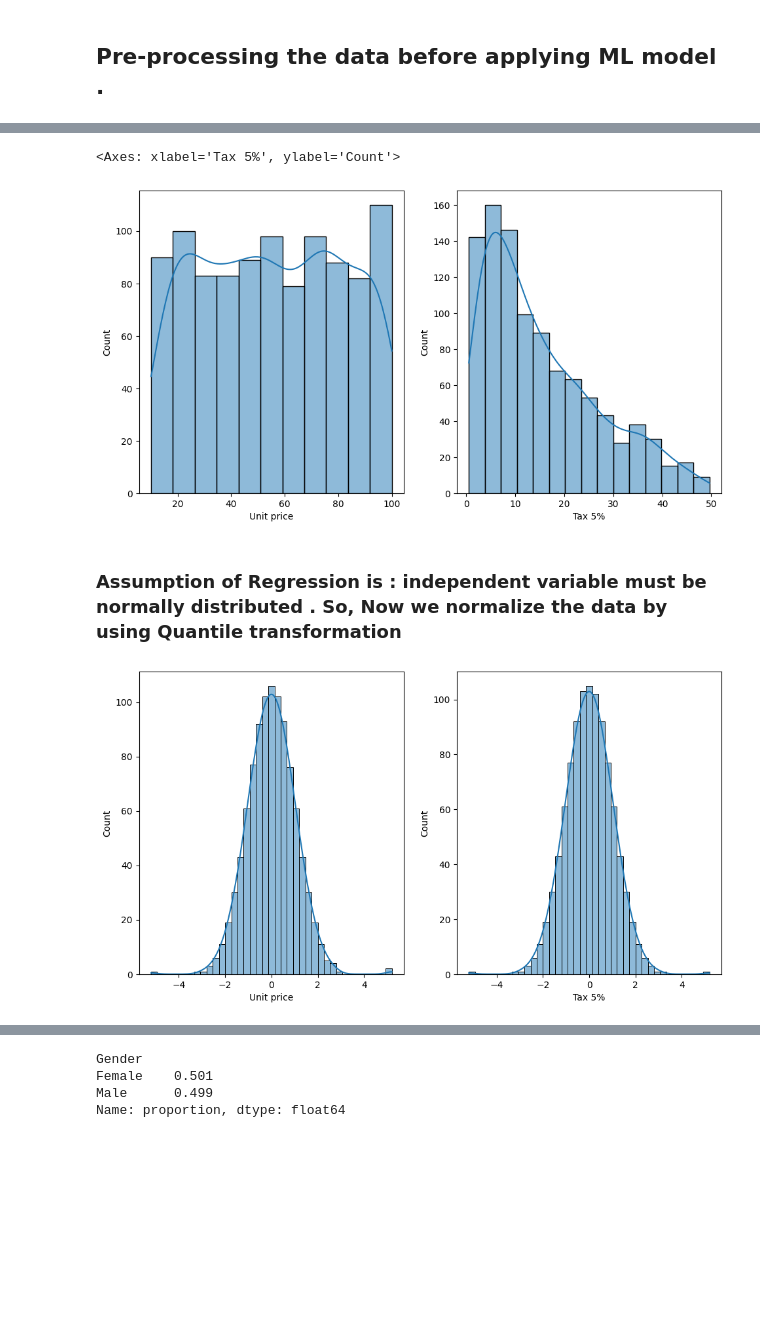
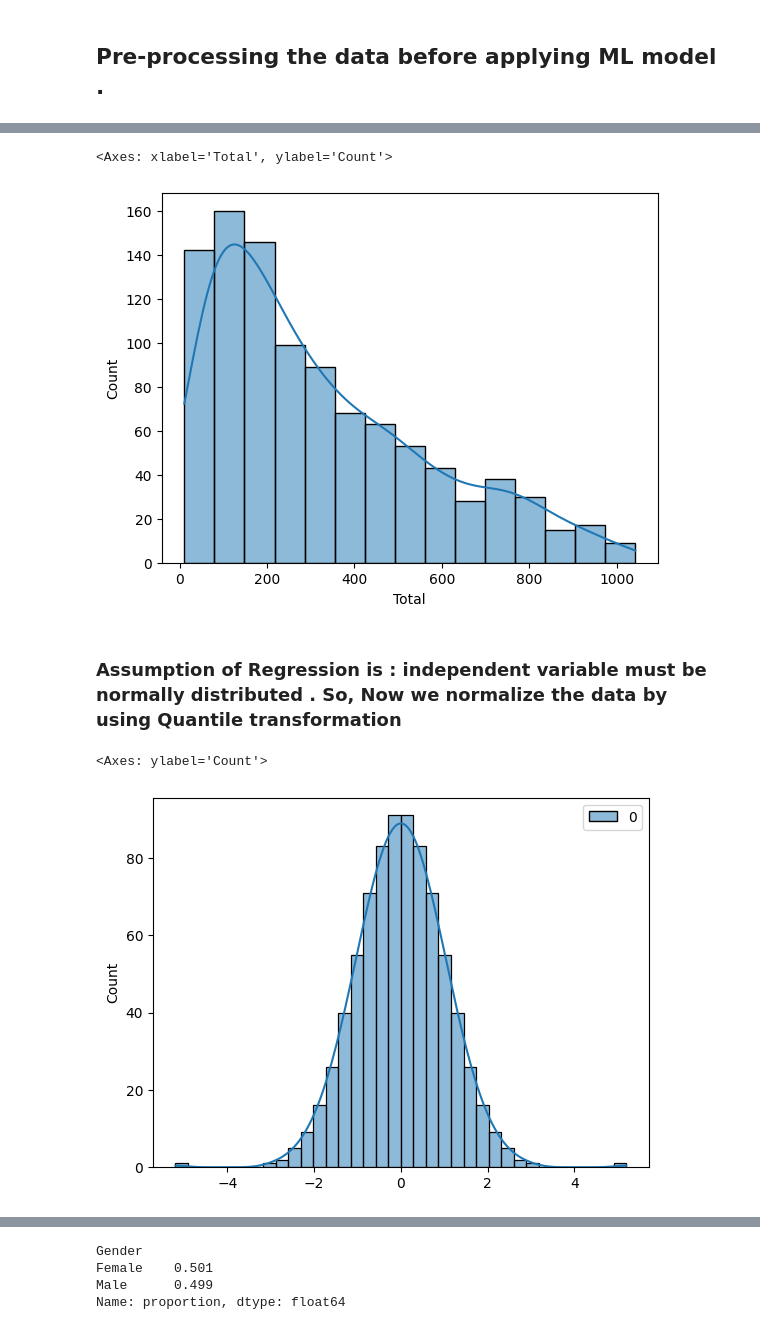
Before and after one commit to Maharun-nasa/ML_Project, a Jupyter notebook: ml_project.ipynb, the cells around one changed output, grey strips where cells are left out. Drawn from its saved outputs; the diff is of its cells as text; code cells hidden in the pictures; blank space fills up the shorter version.

```diff
--- a/ml_project.ipynb
+++ b/ml_project.ipynb
@@ -81,6 +81,6 @@ from sklearn.metrics import mean_squared_error, r2_score , mean_absolute_error
 # %% [markdown]
 ## Pre-processing the data before applying ML model .
 # %%
-df1 = df[['Unit price','Tax 5%','gross income']] # Assigning the selected columns to a new dataframe
+df1 = df[['Total','gross income']] # Assigning the selected columns to a new dataframe
 df1
 # %% [output]
@@ -107,10 +116,7 @@ dtype: int64
 # %%
 # checking the distributiopns of the data
-plt.figure(figsize=(24,6))
-plt.subplot(1,4,1)
-sns.histplot(df1['Unit price'],kde=True)
-plt.subplot(1,4,2)
-sns.histplot(df1['Tax 5%'],kde = True)
+
+sns.histplot( df1['Total'], kde = True)
 # %% [output]
-<Axes: xlabel='Tax 5%', ylabel='Count'>
+<Axes: xlabel='Total', ylabel='Count'>
-[figure, old version]
+[figure, new version]
@@ -117,19 +129,15 @@ sns.histplot(df1['Tax 5%'],kde = True)
 # %% [markdown]
 ### Assumption of Regression is : independent variable must be normally distributed . So, Now we normalize the data by using Quantile transformation
 # %%
-# normalizing the unit price & Tax column using quantile transformation
+# normalizing the Total column using quantile transformation
 from sklearn.preprocessing import QuantileTransformer
 
 qt = QuantileTransformer(output_distribution='normal')
-df1['Unit price'] = qt.fit_transform(df1[['Unit price']])
-df1['Tax 5%'] = qt.fit_transform(df1[['Tax 5%']])
+x_train = qt.fit_transform(x_train)
+x_test = qt.transform(x_test)
 
 # plot the distributions after normalization
-plt.figure(figsize = (24,6))
-plt.subplot(1,4,1)
-sns.histplot(df1['Unit price'],kde=True)
-plt.subplot(1,4,2)
-sns.histplot(df1['Tax 5%'],kde = True)
-plt.show()
+sns.histplot(x_train,kde = True)
 # %% [output]
+<Axes: ylabel='Count'>
-[figure, old version]
+[figure, new version]
```
Also changed, not shown: parts of 19 cells of this notebook.
